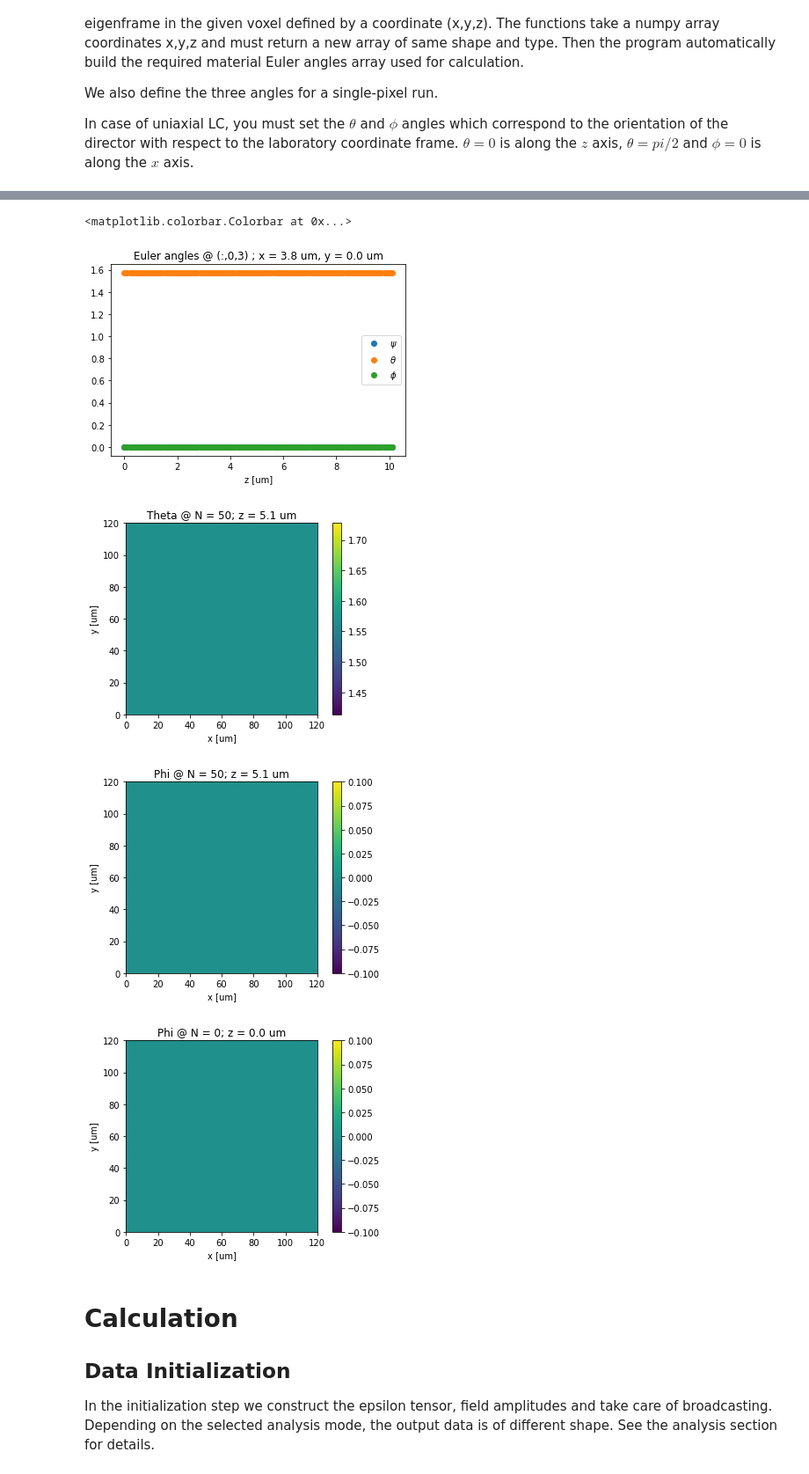
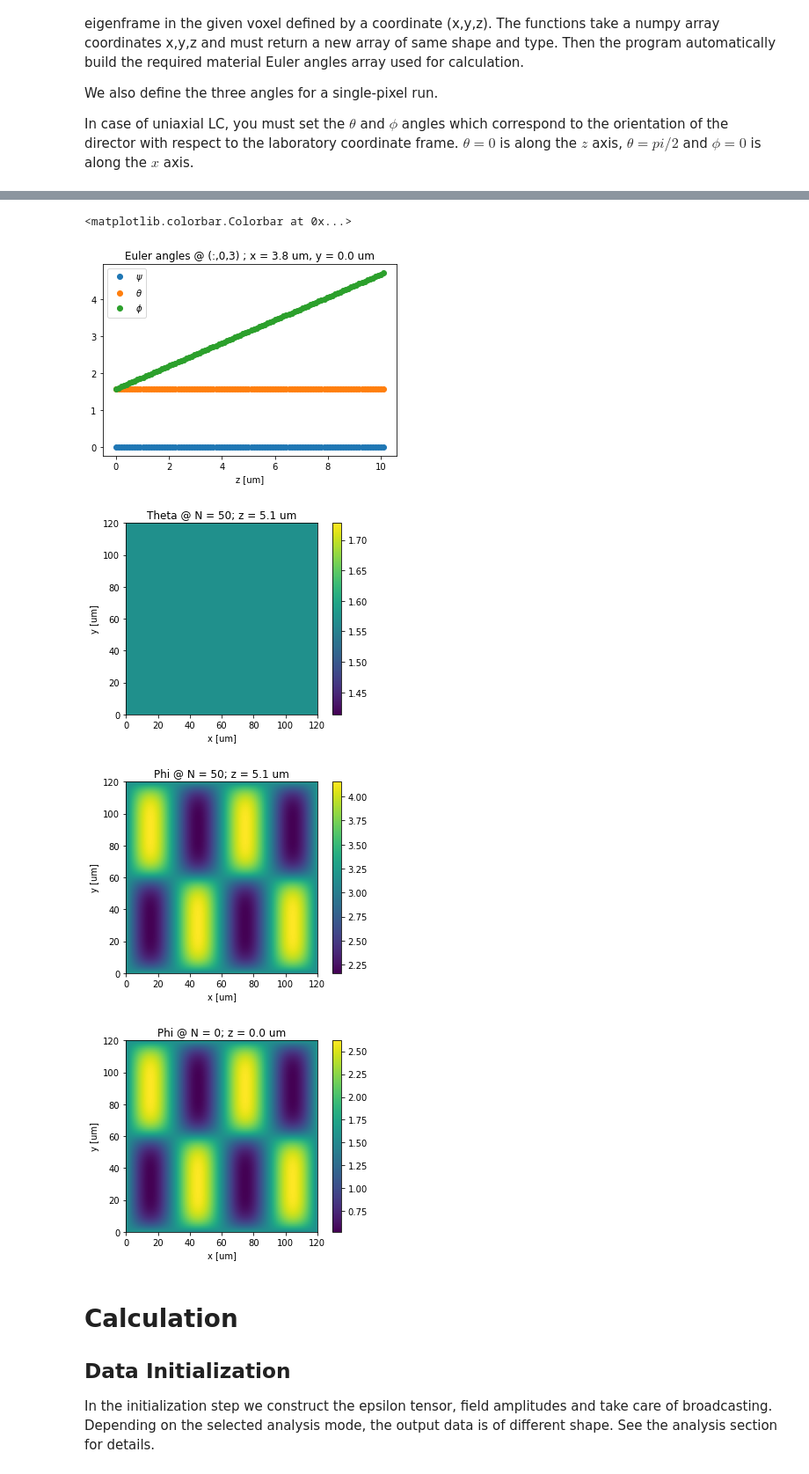
Before and after one commit to andrej5elin/dtmm2, a Jupyter notebook: examples/shg_imaging.ipynb, the cells around one changed output, grey strips where cells are left out. Shown: that part at 88% size. Saved outputs shown, nothing was run; the diff lists cells and outputs as text; code cells hidden in the pictures.

```diff
--- a/examples/shg_imaging.ipynb
+++ b/examples/shg_imaging.ipynb
@@ -333,7 +339,7 @@ ANGLES[...,2] = phi(xxx,yyy,zzz)
 if METHOD_VALIDATION == True:
     # force optical axis in plane
     ANGLES[...,0] = 0.
-    ANGLES[...,1] = np.pi/2
+    #ANGLES[...,1] = np.pi/2
     ANGLES[...,2] = 0.
 
 
@@ -397,10 +403,10 @@ Multi-wavelength parameters
  I index : 0
  J index : 3
 <matplotlib.colorbar.Colorbar at 0x...>
-[figure, old version]
+[figure, new version]
 [figure]
-[figure, old version]
+[figure, new version]
-[figure, old version]
+[figure, new version]
 # %% [markdown]
 # Calculation
 
```
Also changed, not shown: parts of 5 cells of this notebook.
